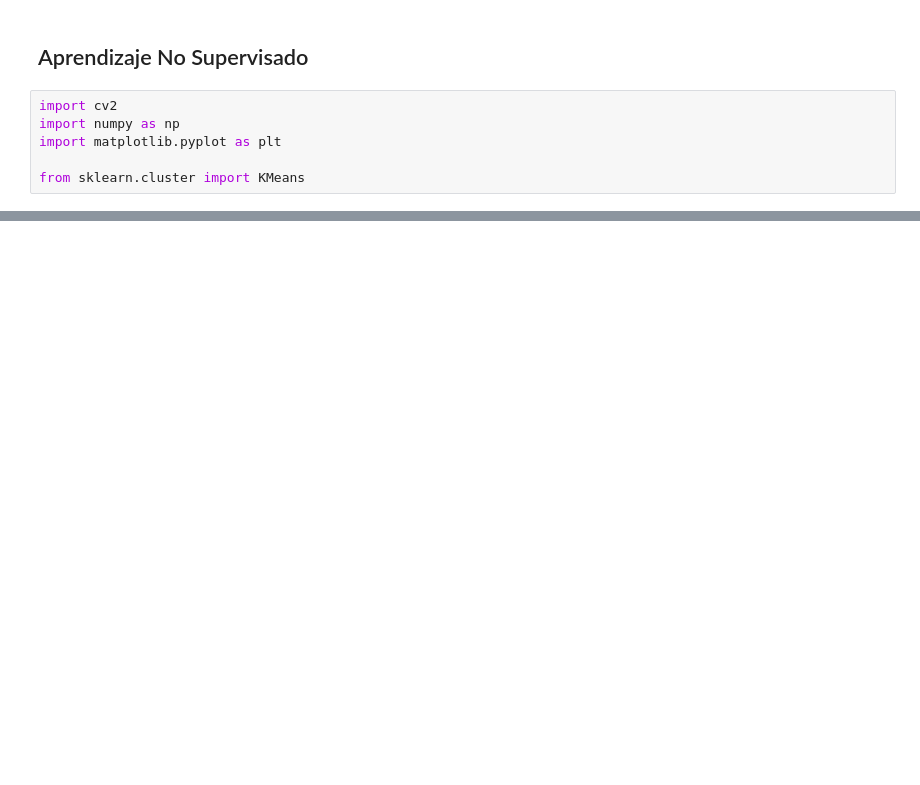
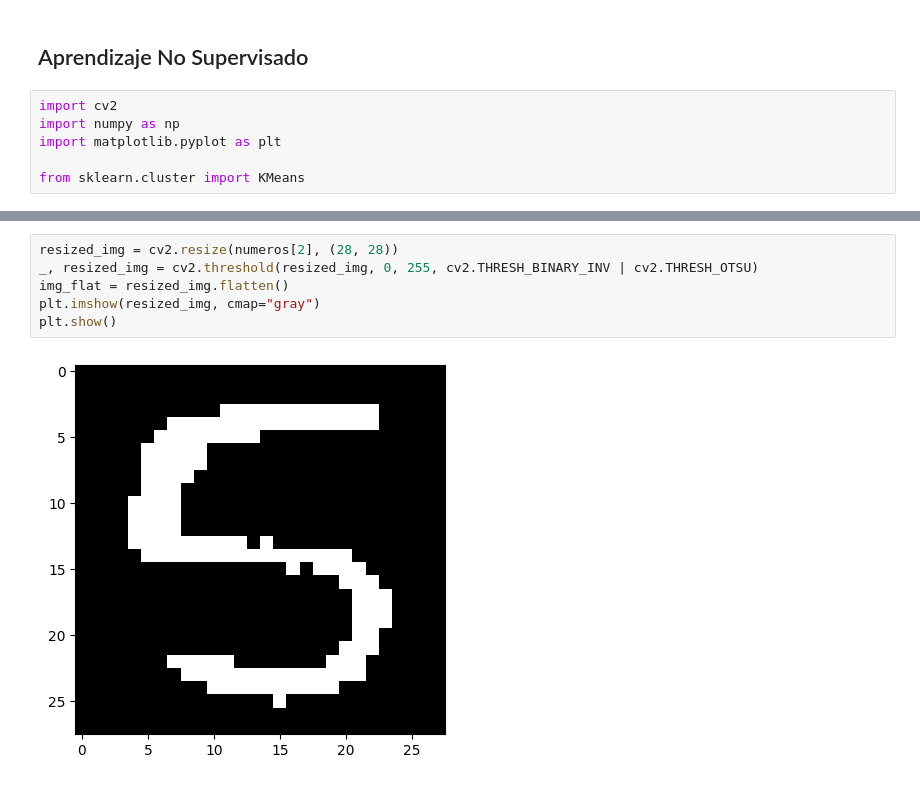
Before and after one commit to rubenhIII/VisionArtificial, a Jupyter notebook: Modulo_07/no_supervisado.ipynb, the cells around one changed output, grey strips where cells are left out. Drawn from its saved outputs; the diff is of its cells as text; blank space fills up the shorter version.

```diff
--- a/Modulo_07/no_supervisado.ipynb
+++ b/Modulo_07/no_supervisado.ipynb
@@ -47,0 +86,8 @@ plt.show()
+# %%
+resized_img = cv2.resize(numeros[2], (28, 28))
+_, resized_img = cv2.threshold(resized_img, 0, 255, cv2.THRESH_BINARY_INV | cv2.THRESH_OTSU)
+img_flat = resized_img.flatten()
+plt.imshow(resized_img, cmap="gray")
+plt.show()
+# %% [output]
+[figure, added]
```
Also changed, not shown: parts of 11 cells of this notebook, 7 other files.
